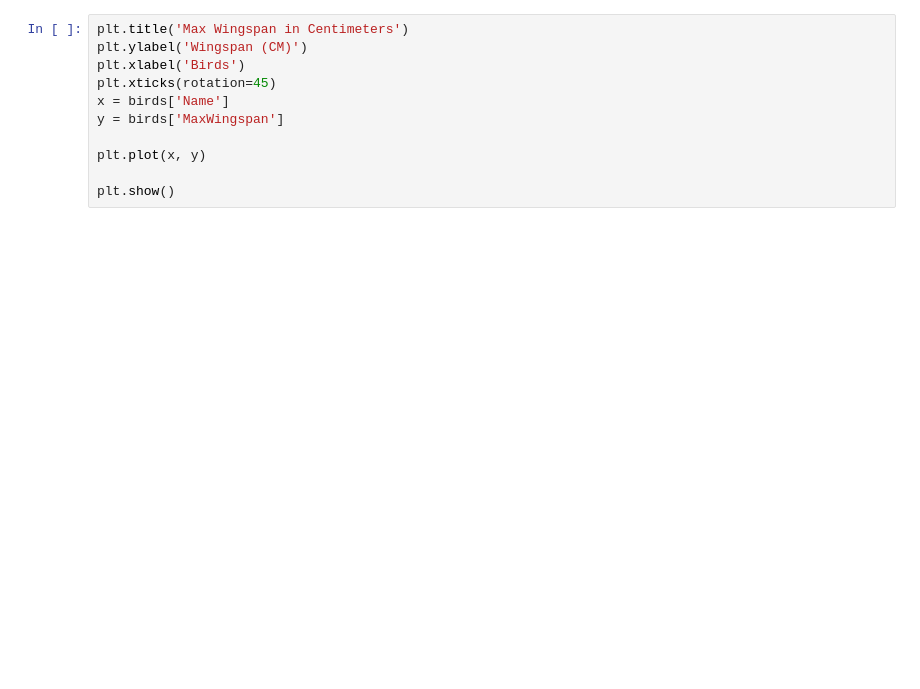
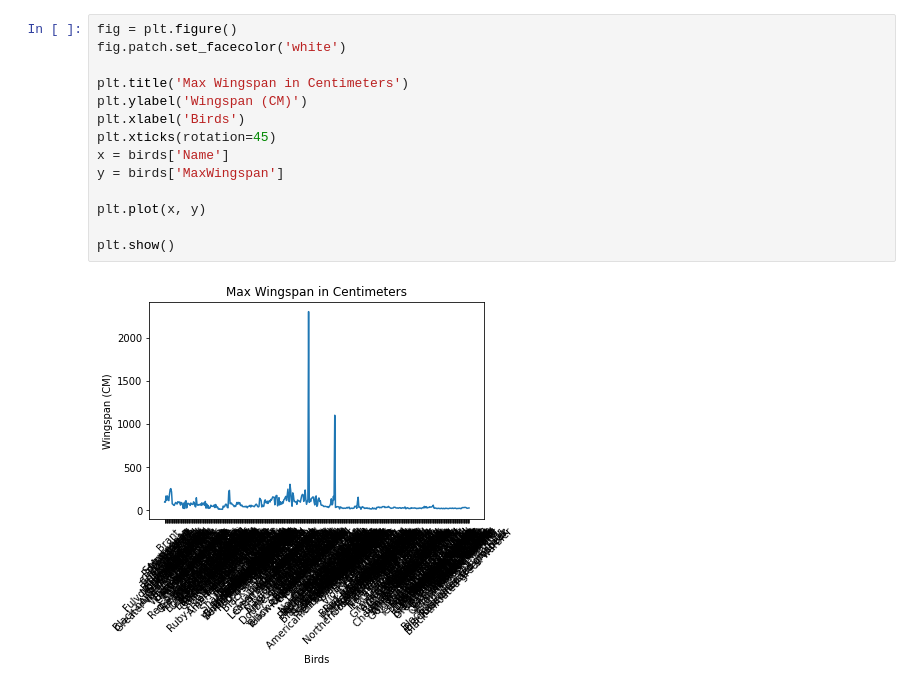
Before and after one commit to flegaspi700/my-projects, a Jupyter notebook: Azure/Data Science/008-Lets learn about birds.ipynb, the cells around one changed output. Drawn from its saved outputs; the diff is of its cells as text; blank space fills up the shorter version.

```diff
--- a/Azure/Data Science/008-Lets learn about birds.ipynb
+++ b/Azure/Data Science/008-Lets learn about birds.ipynb
@@ -10,12 +23,17 @@ wingspan.plot()
 # %%
+fig = plt.figure()
+fig.patch.set_facecolor('white')
+
 plt.title('Max Wingspan in Centimeters')
 plt.ylabel('Wingspan (CM)')
 plt.xlabel('Birds')
 plt.xticks(rotation=45)
 x = birds['Name']
 y = birds['MaxWingspan']
 
 plt.plot(x, y)
 
 plt.show()
+# %% [output]
+[figure, added]
 # %%
```
Also changed, not shown: parts of 8 cells of this notebook, 1 other file.
